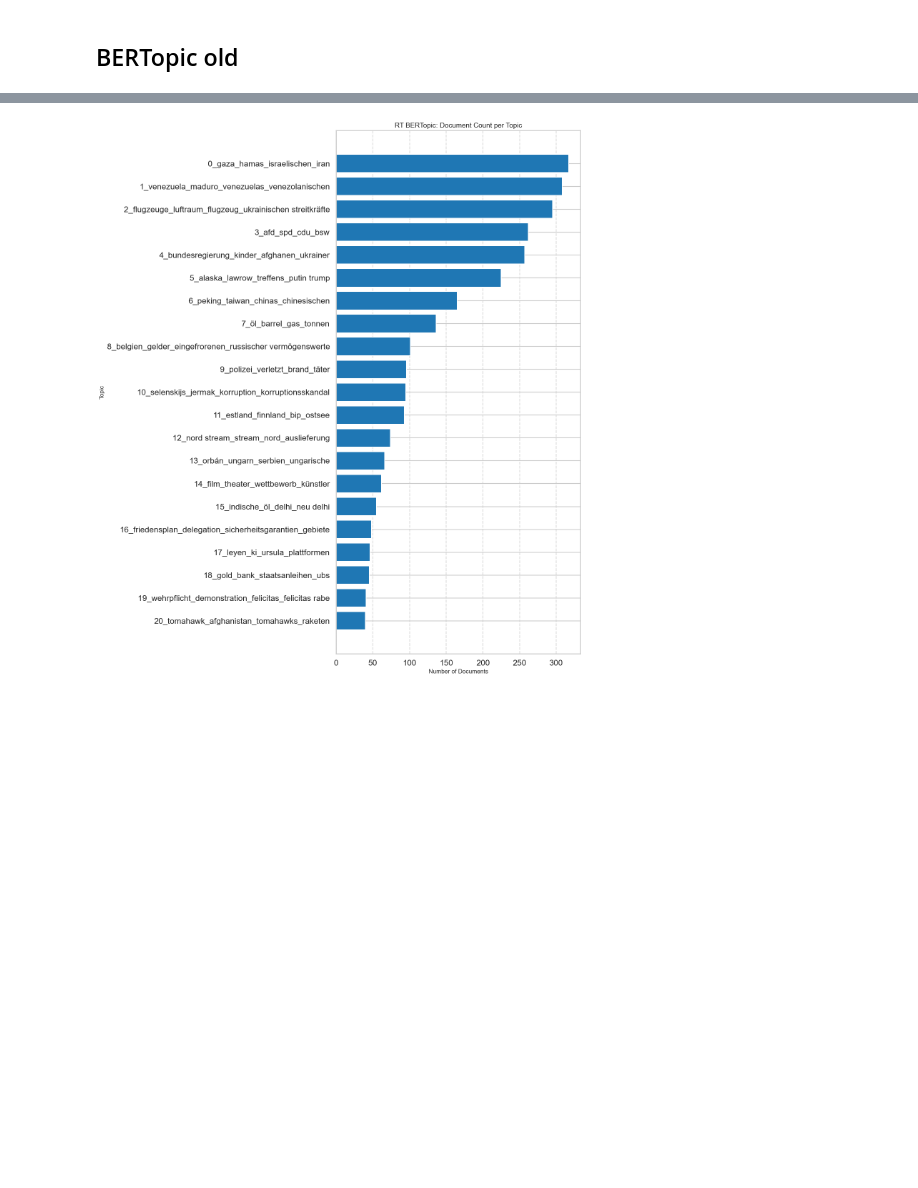
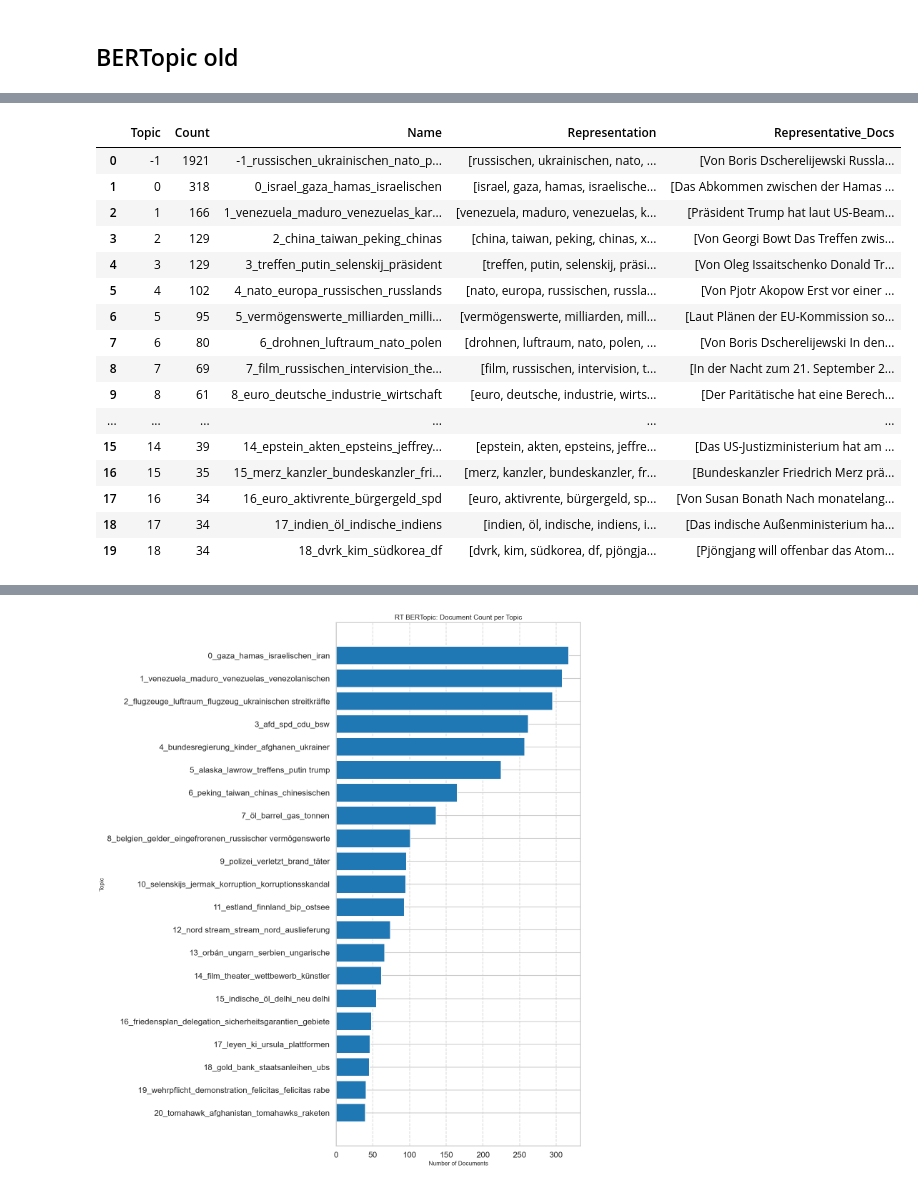
Before and after one commit to mattishaumann/Thesis, a Jupyter notebook: data preprocessing/01_RT.ipynb, the cells around one changed output, grey strips where cells are left out. Saved outputs shown, nothing was run; the diff lists cells and outputs as text; code cells hidden in the pictures; blank space fills up the shorter version.

Commit message:
more topic modeling of RT

```diff
--- a/data preprocessing/01_RT.ipynb
+++ b/data preprocessing/01_RT.ipynb
@@ -307,0 +426,12 @@ topic_info.head(20)
+# %%
+# 1) BERTopic on full article text
+result_full_text = run_bertopic_pipeline(
+    df=df_clean,
+    text_col="Text",
+    config=BERTopicConfig(hdbscan_min_cluster_size=10),
+    id_col="URL",
+    source_name="RT_de",
+)
+
+# Keep downstream notebook cells unchanged (they use `result`)
+result = result_full_text
@@ -307,0 +455,21 @@ topic_info.head(20)
+# %%
+topic_info = result["topic_info"]
+topic_info.head(20)
+# %% [output]
+|  | Topic | Count | Name | Representation | Representative_Docs |
+| 0 | -1 | 1921 | -1_russischen_ukrainischen_nato_p... | [russischen, ukrainischen, nato, ... | [Von Boris Dscherelijewski Russla... |
+| 1 | 0 | 318 | 0_israel_gaza_hamas_israelischen | [israel, gaza, hamas, israelische... | [Das Abkommen zwischen der Hamas ... |
+| 2 | 1 | 166 | 1_venezuela_maduro_venezuelas_kar... | [venezuela, maduro, venezuelas, k... | [Präsident Trump hat laut US-Beam... |
+| 3 | 2 | 129 | 2_china_taiwan_peking_chinas | [china, taiwan, peking, chinas, x... | [Von Georgi Bowt Das Treffen zwis... |
+| 4 | 3 | 129 | 3_treffen_putin_selenskij_präsident | [treffen, putin, selenskij, präsi... | [Von Oleg Issaitschenko Donald Tr... |
+| 5 | 4 | 102 | 4_nato_europa_russischen_russlands | [nato, europa, russischen, russla... | [Von Pjotr Akopow Erst vor einer ... |
+| 6 | 5 | 95 | 5_vermögenswerte_milliarden_milli... | [vermögenswerte, milliarden, mill... | [Laut Plänen der EU-Kommission so... |
+| 7 | 6 | 80 | 6_drohnen_luftraum_nato_polen | [drohnen, luftraum, nato, polen, ... | [Von Boris Dscherelijewski In den... |
+| 8 | 7 | 69 | 7_film_russischen_intervision_the... | [film, russischen, intervision, t... | [In der Nacht zum 21. September 2... |
+| 9 | 8 | 61 | 8_euro_deutsche_industrie_wirtschaft | [euro, deutsche, industrie, wirts... | [Der Paritätische hat eine Berech... |
+| ... | ... | ... | ... | ... | ... |
+| 15 | 14 | 39 | 14_epstein_akten_epsteins_jeffrey... | [epstein, akten, epsteins, jeffre... | [Das US-Justizministerium hat am ... |
+| 16 | 15 | 35 | 15_merz_kanzler_bundeskanzler_fri... | [merz, kanzler, bundeskanzler, fr... | [Bundeskanzler Friedrich Merz prä... |
+| 17 | 16 | 34 | 16_euro_aktivrente_bürgergeld_spd | [euro, aktivrente, bürgergeld, sp... | [Von Susan Bonath Nach monatelang... |
+| 18 | 17 | 34 | 17_indien_öl_indische_indiens | [indien, öl, indische, indiens, i... | [Das indische Außenministerium ha... |
+| 19 | 18 | 34 | 18_dvrk_kim_südkorea_df | [dvrk, kim, südkorea, df, pjöngja... | [Pjöngjang will offenbar das Atom... |
```
Also changed, not shown: parts of 20 cells of this notebook.
